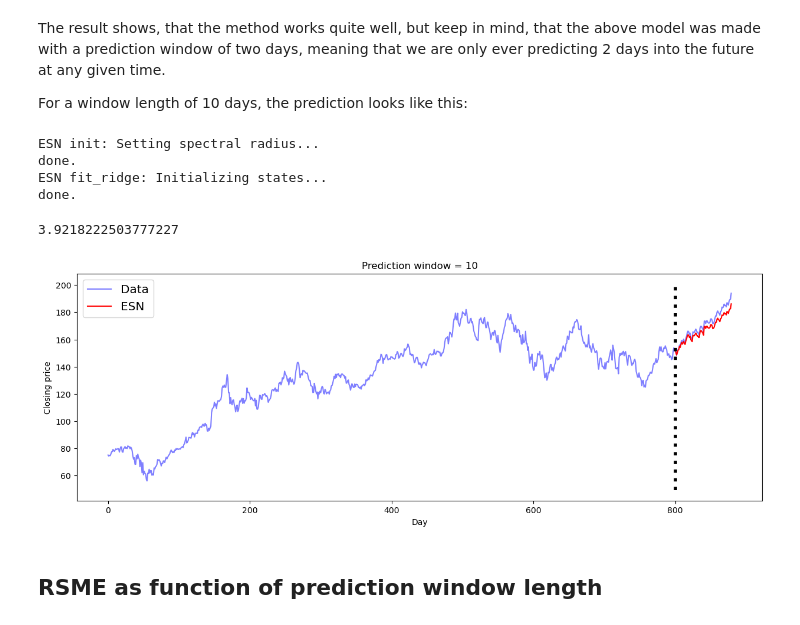
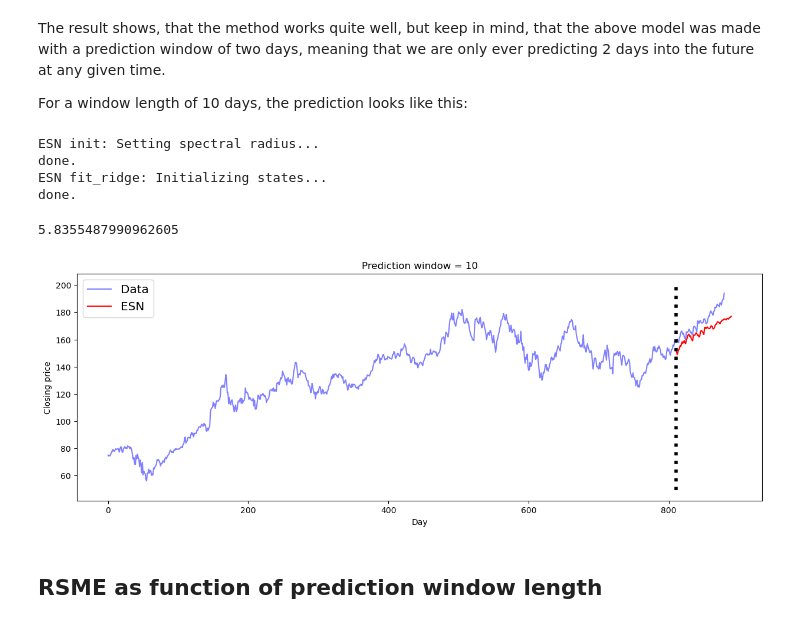
Before and after one commit to RIVACON/RIVACON-ML, a Jupyter notebook: Predicting_Stock_Prices_ESN.ipynb, the cells around one changed output. Drawn from its saved outputs; the diff is of its cells as text; code cells hidden in the pictures.

```diff
--- a/Predicting_Stock_Prices_ESN.ipynb
+++ b/Predicting_Stock_Prices_ESN.ipynb
@@ -190,31 +190,31 @@ For a window length of 10 days, the prediction looks like this:
 # %%
 dif = 10
 data = np.array(close_prices)
 y = data[dif:trainLen+dif]
 ytest = data[trainLen+dif:trainLen+testLen+dif]
 esn = ESN(resSize=resSize, rho=rho, cr=cr, leaking_rate=leaking_rate)
 esn.fit(X, y, initLen=100, lmbd=lmbd)
 y_predicted = esn.predict(Xtest)
 
 plt.figure(figsize=(15,5))
 plt.plot(range(0,trainLen+testLen),data,'b',alpha =0.5,label="Data")
-plt.plot(range(trainLen,trainLen+testLen),y_predicted,'red', label="ESN")
+plt.plot(range(trainLen+dif,trainLen+testLen+dif),y_predicted,'red', label="ESN")
 plt.legend(loc='upper left',fontsize='x-large')
 plt.title('Prediction window = 10')
 plt.ylabel('Closing price')
 plt.xlabel('Day')
 lo,hi = plt.ylim()
-plt.plot([trainLen,trainLen],[lo+np.spacing(1),hi-np.spacing(1)],'k:', linewidth=4)
+plt.plot([trainLen+dif,trainLen+dif],[lo+np.spacing(1),hi-np.spacing(1)],'k:', linewidth=4)
 
 RMSE = np.sqrt(np.sum(np.square(data[trainLen:trainLen+testLen]-y_predicted))/testLen)
 RMSE
 # %% [output]
 ESN init: Setting spectral radius...
 done.
 ESN fit_ridge: Initializing states...
 done.
-3.9218222503777227
+5.8355487990962605
-[figure, old version]
+[figure, new version]
 # %% [markdown]
 ## RSME as function of prediction window length
 # %%
```
Also changed, not shown: parts of 6 cells of this notebook.
